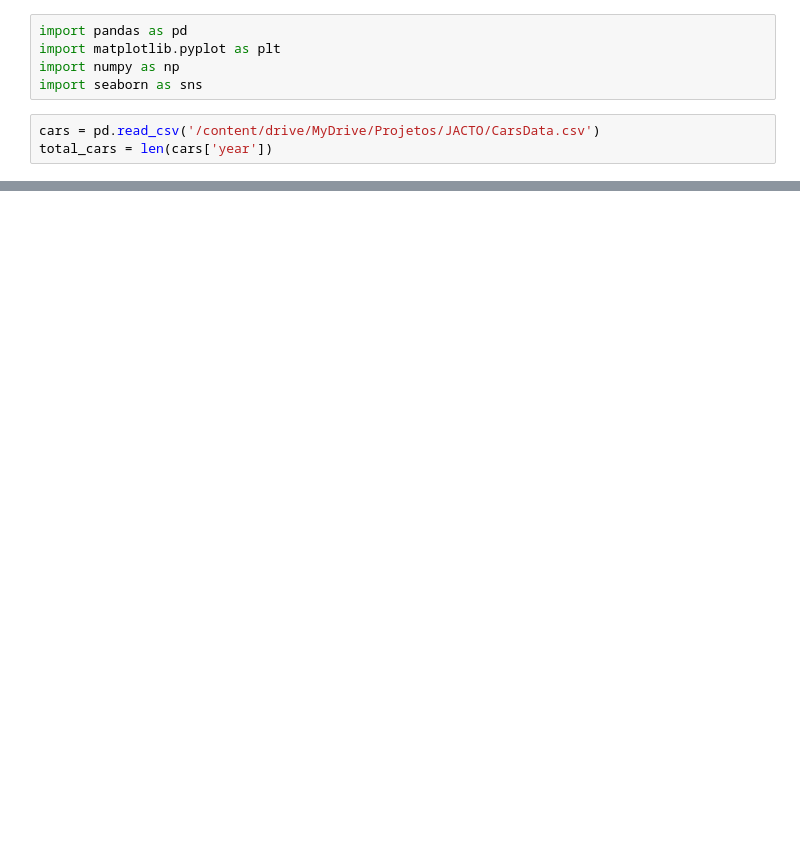
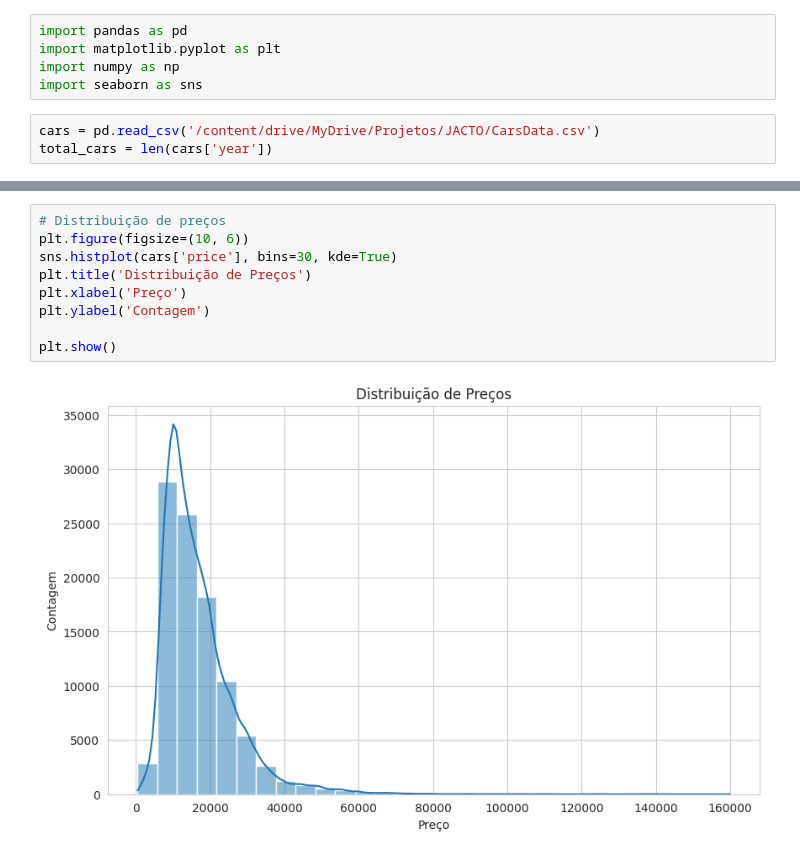
Before and after one commit to Kauefranca/desafios-jacto, a Jupyter notebook: desafio-1/Cars_Analysis.ipynb, the cells around one changed output, grey strips where cells are left out. Drawn from its saved outputs; the diff is of its cells as text; blank space fills up the shorter version.

```diff
--- a/desafio-1/Cars_Analysis.ipynb
+++ b/desafio-1/Cars_Analysis.ipynb
@@ -132,0 +75,11 @@ plt.show()
+# %%
+# Distribuição de preços
+plt.figure(figsize=(10, 6))
+sns.histplot(cars['price'], bins=30, kde=True)
+plt.title('Distribuição de Preços')
+plt.xlabel('Preço')
+plt.ylabel('Contagem')
+
+plt.show()
+# %% [output]
+[figure, added]
```
Also changed, not shown: parts of 13 cells of this notebook.
